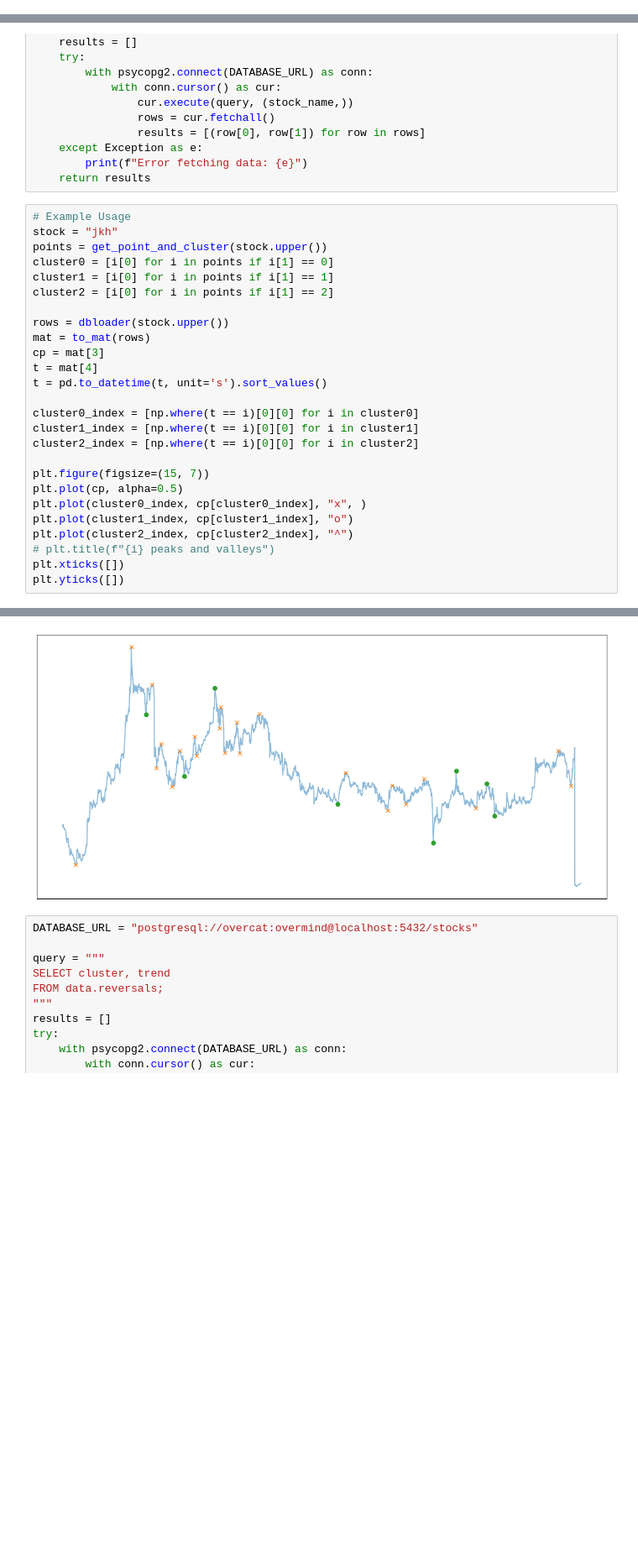
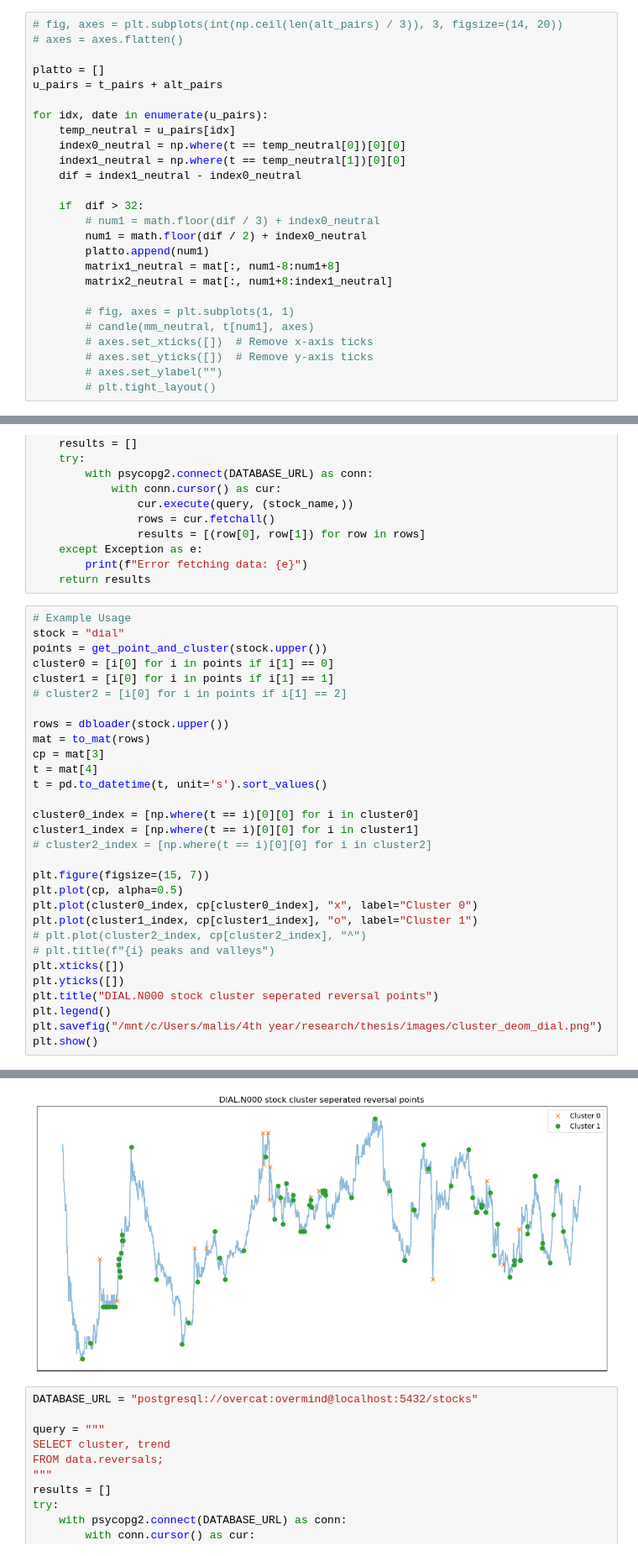
Before and after one commit to OverCat2000/Research, a Jupyter notebook: reversal.ipynb, the cells around one changed output, grey strips where cells are left out. Shown: that part at 84% size. Drawn from its saved outputs; the diff is of its cells as text; blank space fills up the shorter version.

```diff
--- a/reversal.ipynb
+++ b/reversal.ipynb
@@ -255,0 +292,26 @@ DETAIL:  Key (id)=(249206694701435273) already exists.
+# %%
+# fig, axes = plt.subplots(int(np.ceil(len(alt_pairs) / 3)), 3, figsize=(14, 20))
+# axes = axes.flatten()
+
+platto = []
+u_pairs = t_pairs + alt_pairs
+
+for idx, date in enumerate(u_pairs):
+    temp_neutral = u_pairs[idx]
+    index0_neutral = np.where(t == temp_neutral[0])[0][0]
+    index1_neutral = np.where(t == temp_neutral[1])[0][0]
+    dif = index1_neutral - index0_neutral
+
+    if  dif > 32:
+        # num1 = math.floor(dif / 3) + index0_neutral
+        num1 = math.floor(dif / 2) + index0_neutral
+        platto.append(num1)
+        matrix1_neutral = mat[:, num1-8:num1+8]
+        matrix2_neutral = mat[:, num1+8:index1_neutral]
+
+        # fig, axes = plt.subplots(1, 1)
+        # candle(mm_neutral, t[num1], axes)
+        # axes.set_xticks([])  # Remove x-axis ticks
+        # axes.set_yticks([])  # Remove y-axis ticks
+        # axes.set_ylabel("")
+        # plt.tight_layout()
@@ -453,11 +535,11 @@ def get_point_and_cluster(stock_name):
     return results
 # %%
 # Example Usage
-stock = "jkh"
+stock = "dial"
 points = get_point_and_cluster(stock.upper())
 cluster0 = [i[0] for i in points if i[1] == 0]
 cluster1 = [i[0] for i in points if i[1] == 1]
-cluster2 = [i[0] for i in points if i[1] == 2]
+# cluster2 = [i[0] for i in points if i[1] == 2]
 
 rows = dbloader(stock.upper())
 mat = to_mat(rows)
@@ -467,14 +549,18 @@ t = pd.to_datetime(t, unit='s').sort_values()
 
 cluster0_index = [np.where(t == i)[0][0] for i in cluster0]
 cluster1_index = [np.where(t == i)[0][0] for i in cluster1]
-cluster2_index = [np.where(t == i)[0][0] for i in cluster2]
+# cluster2_index = [np.where(t == i)[0][0] for i in cluster2]
 
 plt.figure(figsize=(15, 7))
 plt.plot(cp, alpha=0.5)
-plt.plot(cluster0_index, cp[cluster0_index], "x", )
-plt.plot(cluster1_index, cp[cluster1_index], "o")
-plt.plot(cluster2_index, cp[cluster2_index], "^")
+plt.plot(cluster0_index, cp[cluster0_index], "x", label="Cluster 0")
+plt.plot(cluster1_index, cp[cluster1_index], "o", label="Cluster 1")
+# plt.plot(cluster2_index, cp[cluster2_index], "^")
 # plt.title(f"{i} peaks and valleys")
 plt.xticks([])
 plt.yticks([])
+plt.title("DIAL.N000 stock cluster seperated reversal points")
+plt.legend()
+plt.savefig("/mnt/c/Users/malis/4th year/research/thesis/images/cluster_deom_dial.png")
+plt.show()
 # %% [output]
@@ -482,4 +567,4 @@ plt.yticks([])
-[figure, old version]
+[figure, new version]
 # %%
 DATABASE_URL = "postgresql://overcat:overmind@localhost:5432/stocks"
 
```
Also changed, not shown: parts of 9 cells of this notebook, 16 other files.
